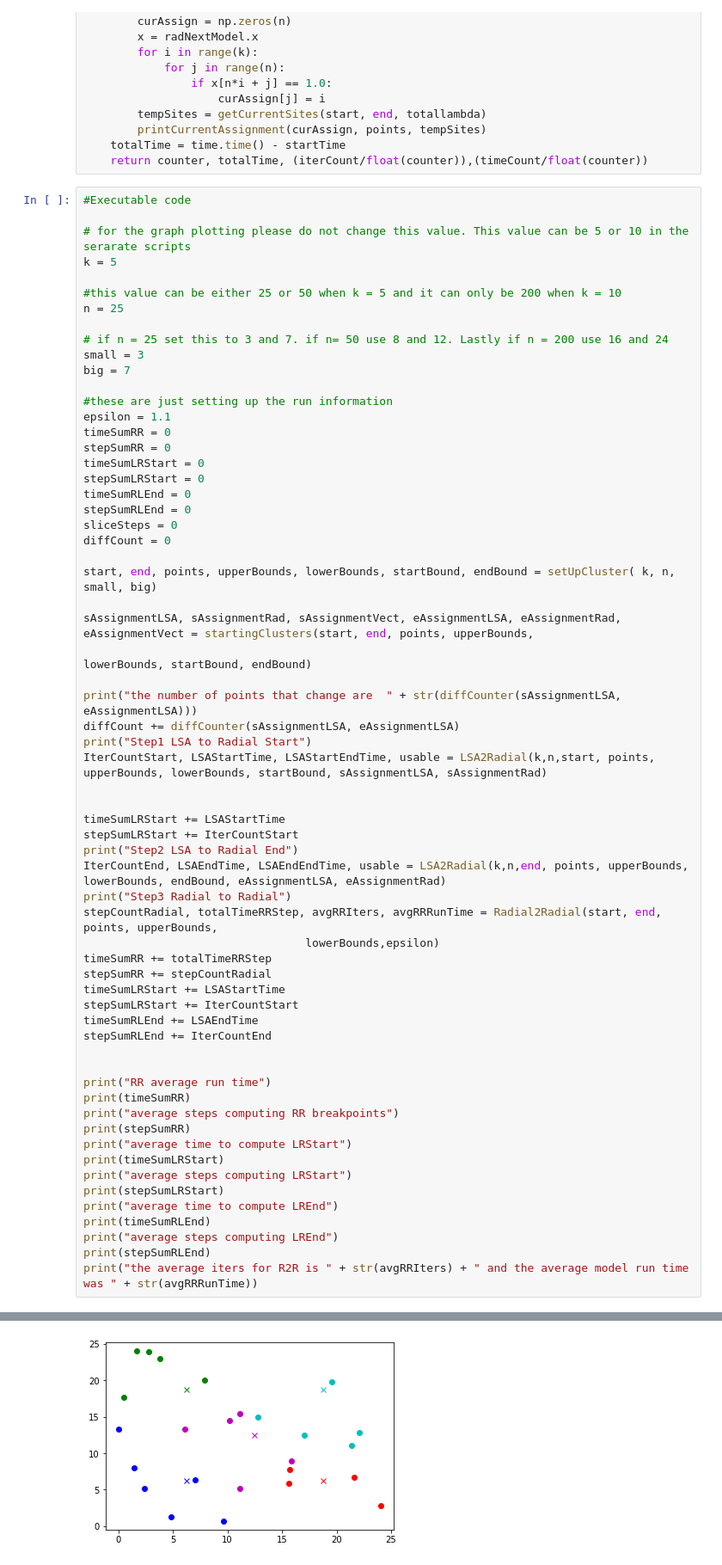
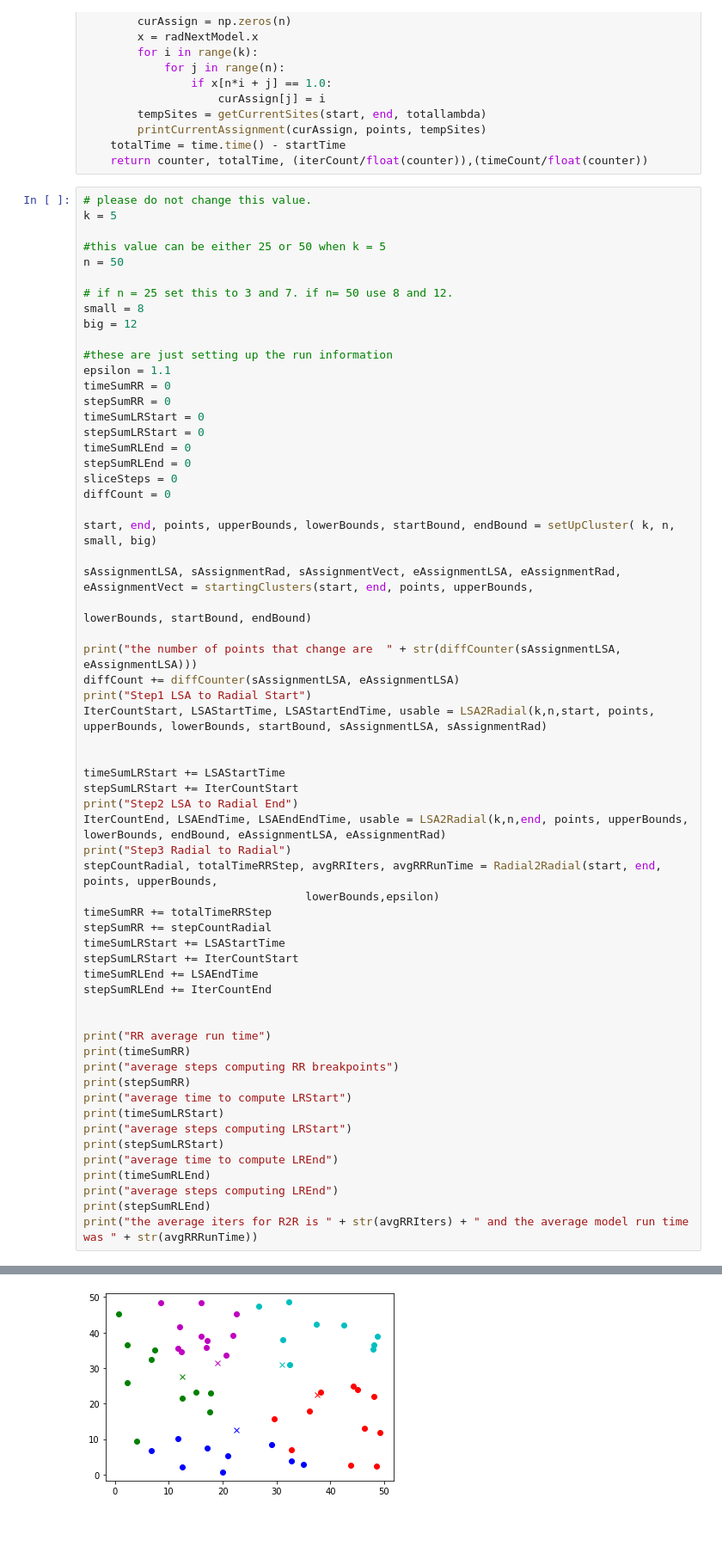
Before and after one commit to szirkelbach/Transitioning-Separable-Clusterings, a Jupyter notebook: Full Run.ipynb, the cells around one changed output, grey strips where cells are left out. Shown at 86% size. Drawn from its saved outputs; the diff is of its cells as text; blank space fills up the shorter version.

```diff
--- a/Full Run.ipynb
+++ b/Full Run.ipynb
@@ -455,17 +455,15 @@ def Radial2Radial(start, end, points, upperBounds, lowerBounds, step):
     totalTime = time.time() - startTime
     return counter, totalTime, (iterCount/float(counter)),(timeCount/float(counter))
 # %%
-#Executable code
-
-# for the graph plotting please do not change this value. This value can be 5 or 10 in the serarate scripts
+# please do not change this value.
 k = 5
 
-#this value can be either 25 or 50 when k = 5 and it can only be 200 when k = 10
-n = 25
+#this value can be either 25 or 50 when k = 5
+n = 50
 
-# if n = 25 set this to 3 and 7. if n= 50 use 8 and 12. Lastly if n = 200 use 16 and 24
-small = 3
-big = 7
+# if n = 25 set this to 3 and 7. if n= 50 use 8 and 12.
+small = 8
+big = 12
 
 #these are just setting up the run information
 epsilon = 1.1
@@ -539 +554 @@ Changed value of parameter Presolve to 0
-[figure, old version]
+[figure, new version]
```
Also changed, not shown: parts of 2 cells of this notebook, 4 other files.
